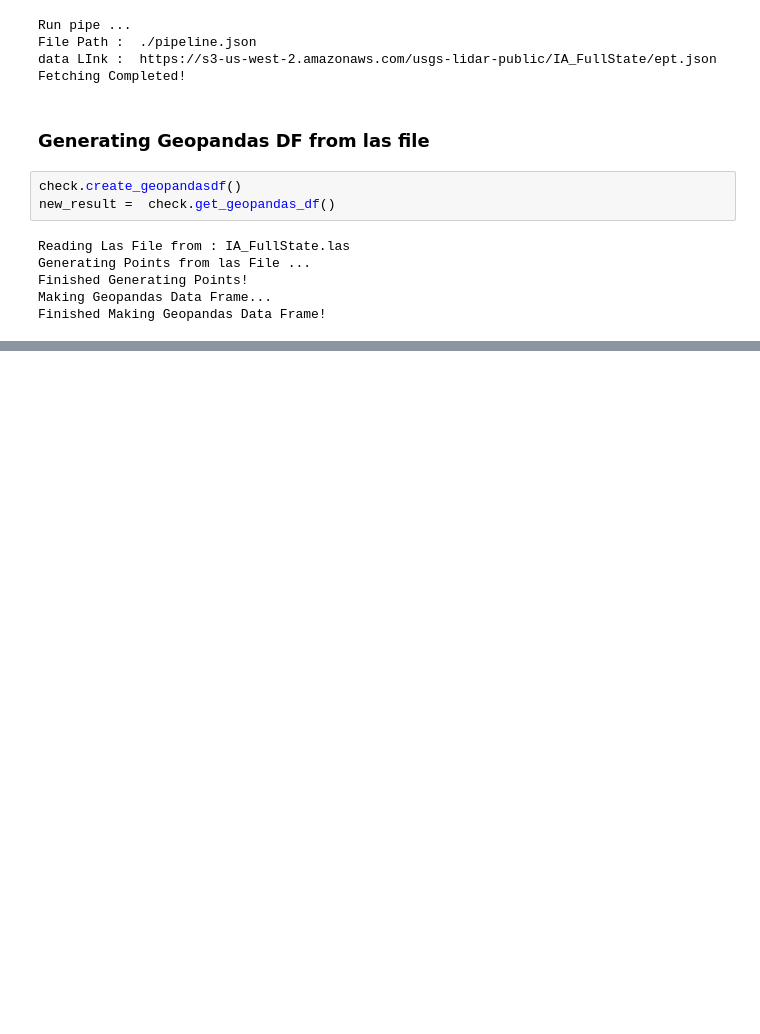
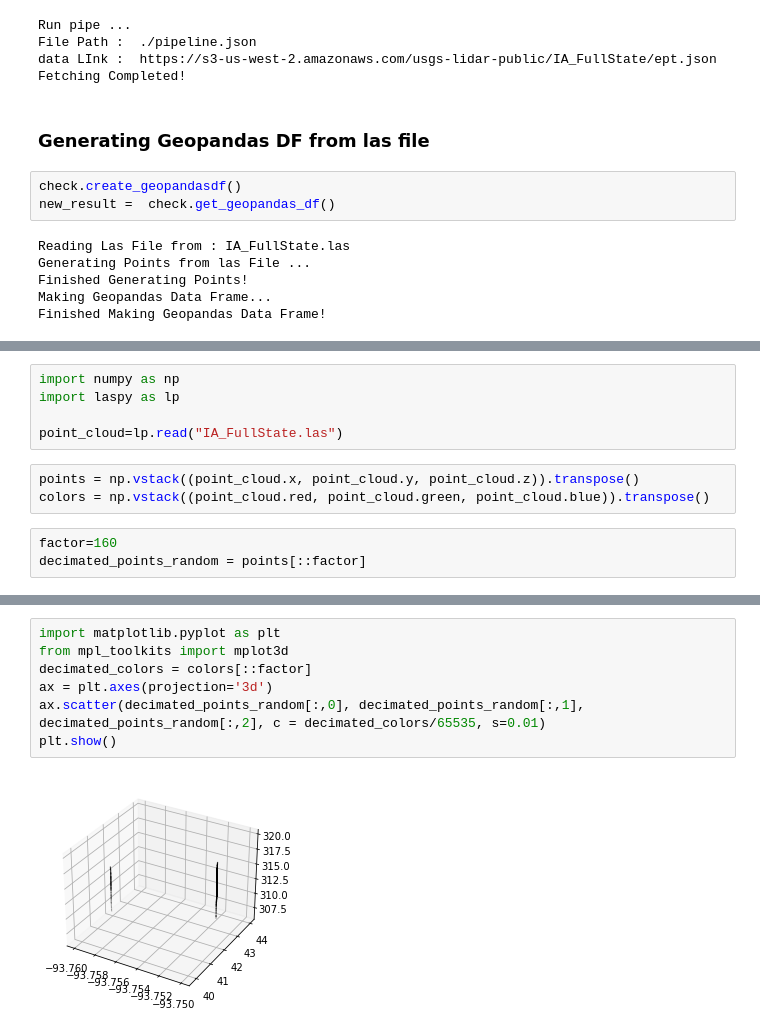
Before and after one commit to NatnaelSisay/satellite_data_analysis, a Jupyter notebook: src/AgriTech_pkg/notebook.ipynb, the cells around one changed output, grey strips where cells are left out. Drawn from its saved outputs; the diff is of its cells as text; blank space fills up the shorter version.

```diff
--- a/src/AgriTech_pkg/notebook.ipynb
+++ b/src/AgriTech_pkg/notebook.ipynb
@@ -200,0 +237,11 @@ new_result.head()
+# %%
+import numpy as np
+import laspy as lp
+
+point_cloud=lp.read("IA_FullState.las")
+# %%
+points = np.vstack((point_cloud.x, point_cloud.y, point_cloud.z)).transpose()
+colors = np.vstack((point_cloud.red, point_cloud.green, point_cloud.blue)).transpose()
+# %%
+factor=160
+decimated_points_random = points[::factor]
@@ -200,0 +267,9 @@ new_result.head()
+# %%
+import matplotlib.pyplot as plt
+from mpl_toolkits import mplot3d
+decimated_colors = colors[::factor]
+ax = plt.axes(projection='3d')
+ax.scatter(decimated_points_random[:,0], decimated_points_random[:,1], decimated_points_random[:,2], c = decimated_colors/65535, s=0.01)
+plt.show()
+# %% [output]
+[figure, added]
```
Also changed, not shown: parts of 12 cells of this notebook, 13 other files.
